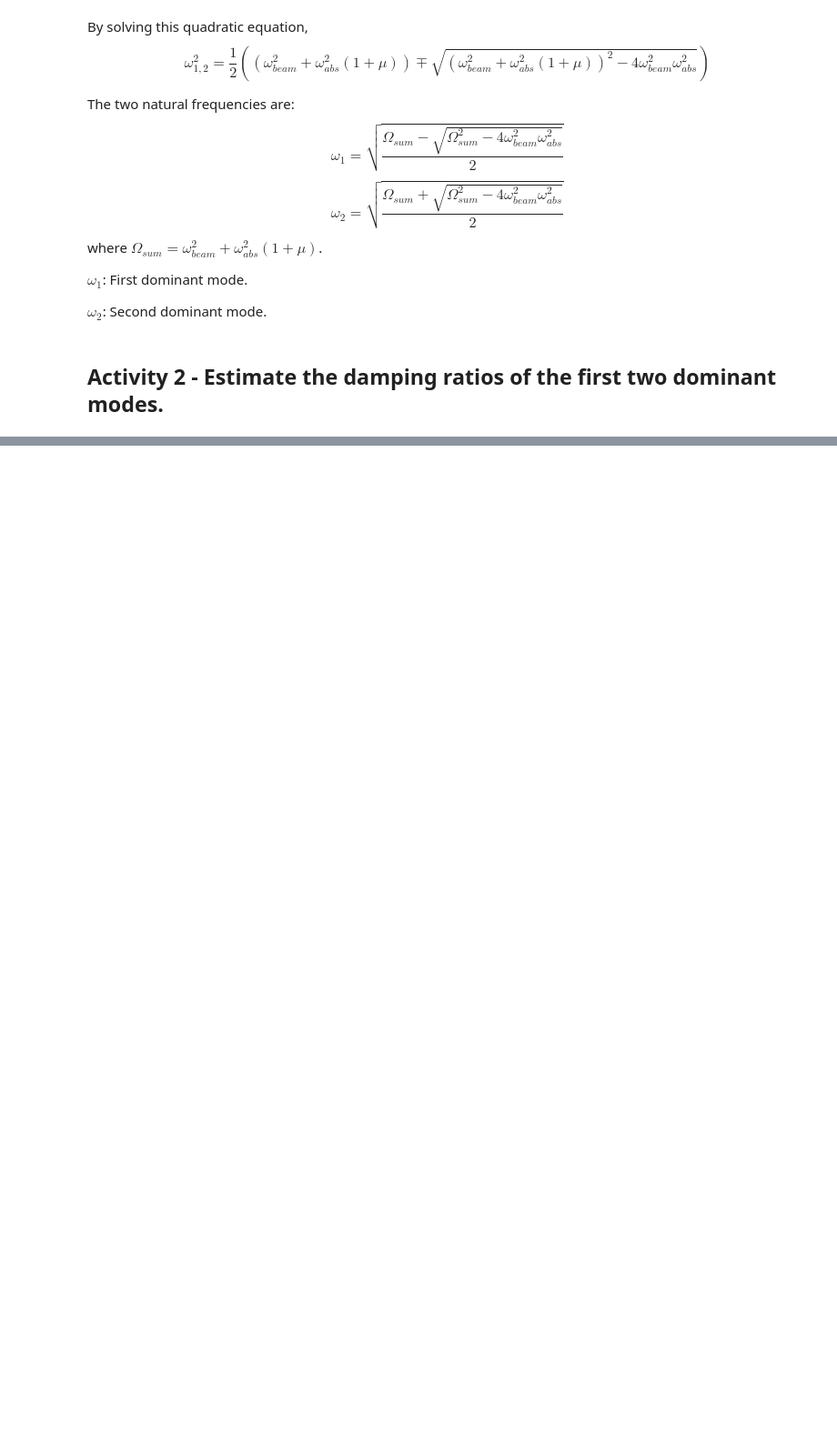
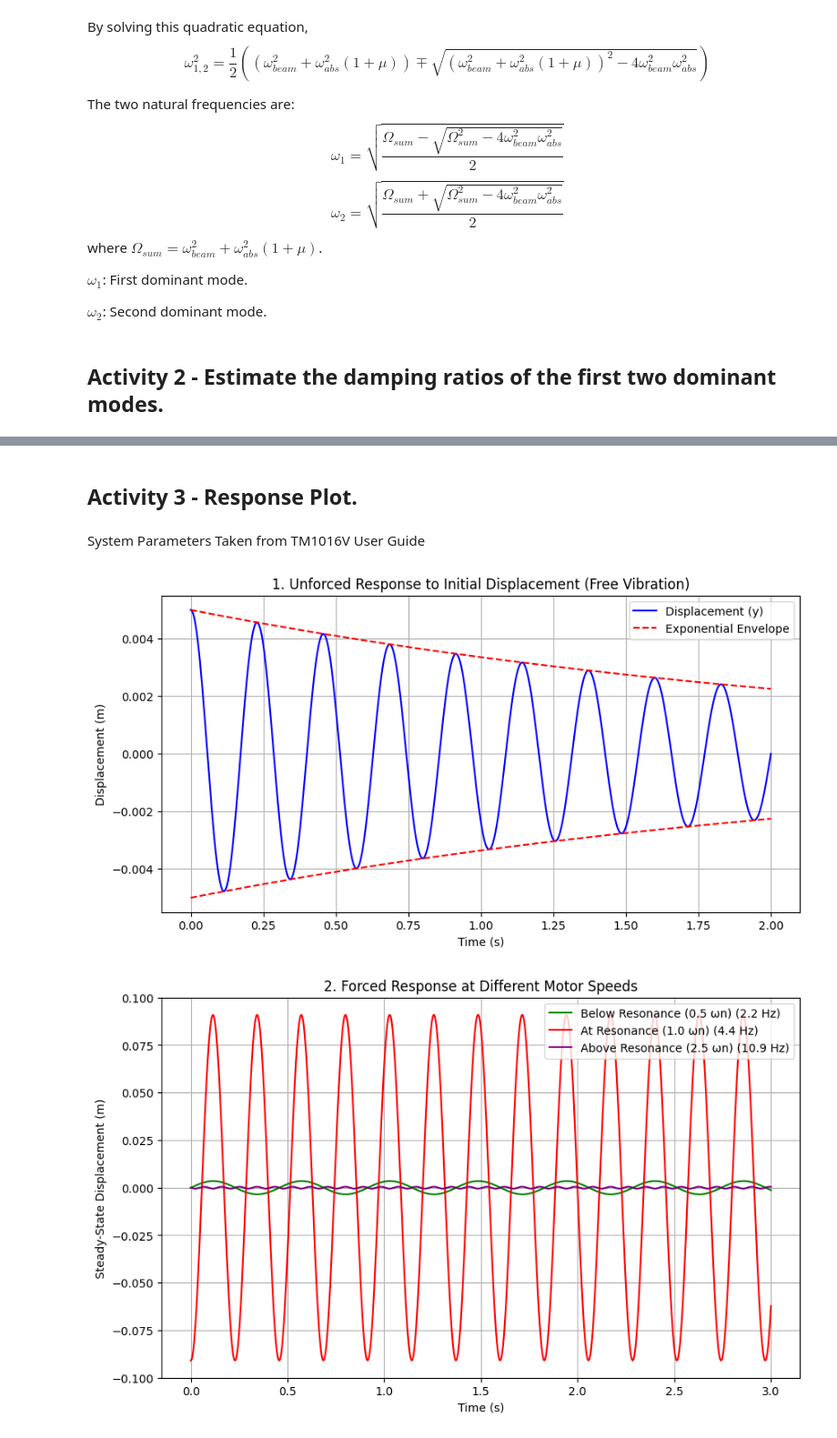
Before and after one commit to Alokathilakarathna/ME422_B3, a Jupyter notebook: Vibration Lab/e20452.ipynb, the cells around one changed output, grey strips where cells are left out. Shown at 91% size. Saved outputs shown, nothing was run; the diff lists cells and outputs as text; code cells hidden in the pictures; blank space fills up the shorter version.

Commit message:
Resposnse Plots

```diff
--- a/Vibration Lab/e20452.ipynb
+++ b/Vibration Lab/e20452.ipynb
@@ -207,0 +218,32 @@ $\omega_2$: Second dominant mode.
+# %% [markdown]
+## **Activity 3 - Response Plot.**
+# %% [markdown]
+System Parameters Taken from TM1016V User Guide
+# %%
+E = 210e9 # Material: Steel, E = 210 GPa
+k_spring = 3800.0  # N/m Spring Rate given 3.8 N/mm
+k_absorber= 1090.0  # N/m Absorber Stiffness 1.09 N/mm
+m_motor = 4.2 # Exciter Motor Mass = 4.2 kg
+m_beam = 1.65 # Beam Mass = 1.65 kg
+m_abs = 0.438 # Mass 2 (Absorber Mass) = 438 g = 0.438 kg
+c1 = 4.0   # Estimated viscous damping for main beam
+c2 = 0.2   # Very low damping for the steel cantilever absorber
+
+
+params = {
+    'm1': m_motor + (0.5 * m_beam), # Mass of main beam system (kg)
+    'k1': k_spring,   # Stiffness of main beam/spring (N/m)
+    'c1': c1,      # Damping coefficient (N/(m/s))
+
+    'm2': m_abs,      # Mass of absorber (kg) - for 2-DOF
+    'k2': k_absorber,   # Stiffness of absorber (N/m) - for 2-DOF
+    'c2': c2,      # Damping of absorber (very low)
+
+    'F0': 10.0,      # Forcing amplitude (N)
+    'x0': 0.005,     # Initial displacement (mm)
+}
+# %%
+# @title
+wn1 = np.sqrt(params['k1'] / params['m1'])
+zeta1 = params['c1'] / (2 * np.sqrt(params['k1'] * params['m1']))
+wd1 = wn1 * np.sqrt(1 - zeta1**2)
@@ -207,0 +322,7 @@ $\omega_2$: Second dominant mode.
+# %%
+plot_free_vibration()
+plot_forced_response()
+plot_2dof_freq_response()
+# %% [output]
+[figure, added]
+[figure, added]
```
Also changed, not shown: parts of 4 cells of this notebook.
